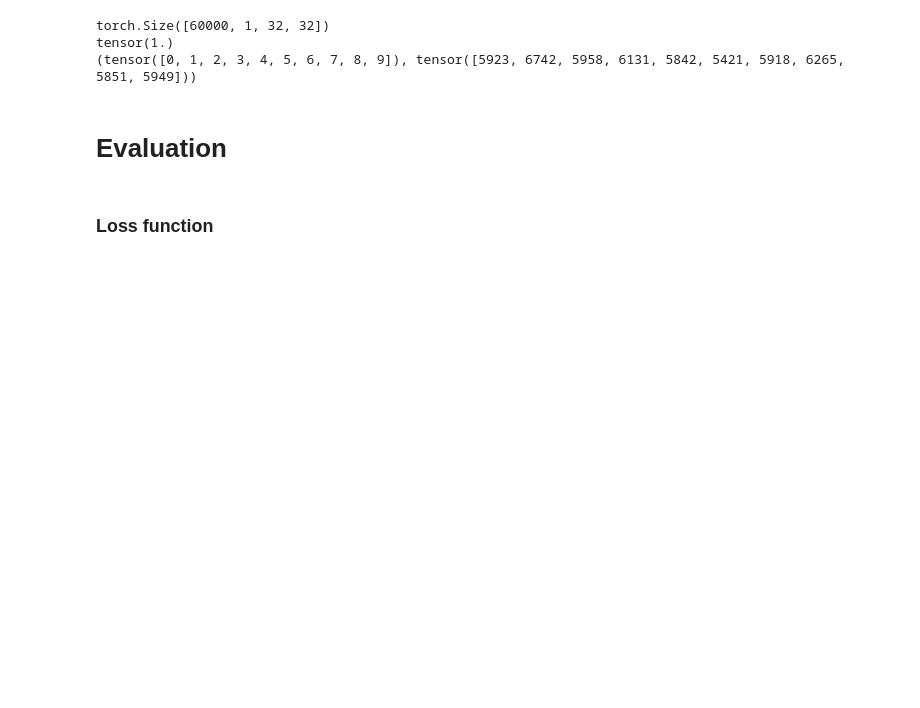
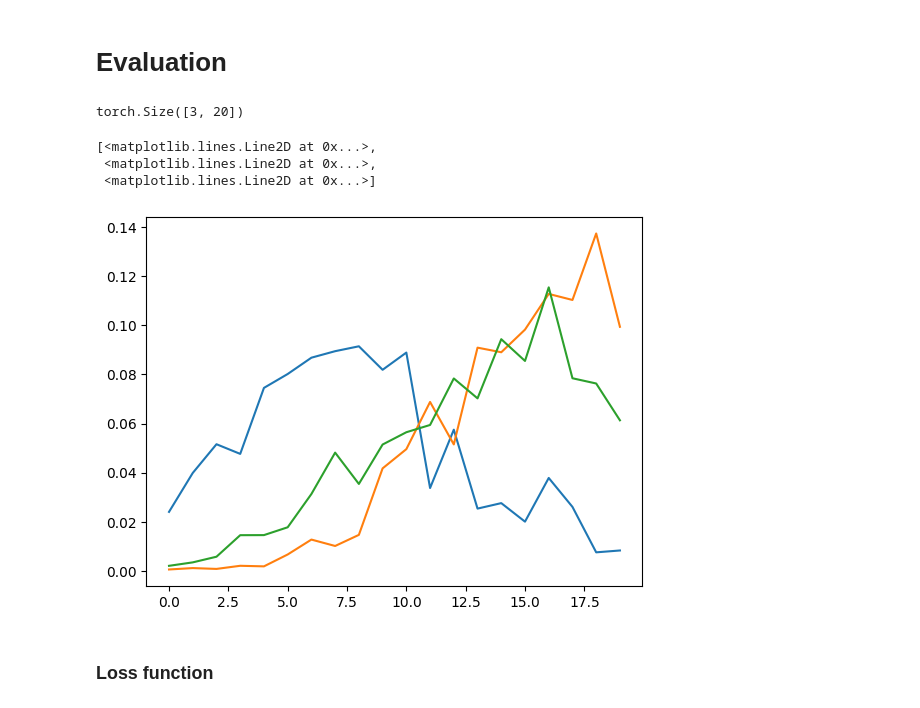
Before and after one commit to kotlyar-shapirov/Low_Rank_Autoencoder, a Jupyter notebook: Blocked Autoencoder evaluation MNIST .ipynb, the cells around one changed output. Cells and saved outputs as stored; diff of their text form; code cells hidden in the pictures; blank space fills up the shorter version.

```diff
--- a/Blocked Autoencoder evaluation MNIST .ipynb
+++ b/Blocked Autoencoder evaluation MNIST .ipynb
@@ -98,49 +133,3 @@ class MNIST_DS(Dataset):
-# %%
-import torchvision
-from torchvision import transforms
-from torch.utils.data import Subset, Dataset, DataLoader
-
-train_ds_mnist = torchvision.datasets.MNIST('./files/', train=True, download=True,
-                             transform=torchvision.transforms.Compose([
-                                 transforms.Resize(32),
-                                 torchvision.transforms.ToTensor(),
-                             ]))
-test_ds_mnist = torchvision.datasets.MNIST('./files/', train=False, download=True,
-                             transform=torchvision.transforms.Compose([
-                                 transforms.Resize(32),
-                                 torchvision.transforms.ToTensor(),
-                             ]))
-
-# dataset and dataloader
-TRAIN_SIZE = 60000
-TEST_SIZE = 5000
-BATCH_SIZE = 32
-dl = DataLoader(train_ds_mnist, batch_size=BATCH_SIZE,     num_workers=10)
-dl_test = DataLoader(test_ds_mnist, batch_size=BATCH_SIZE, num_workers=10)
-
-#full dataset train
-FULL_TRAIN_SIZE = 60000
-dl_full = DataLoader(train_ds_mnist, batch_size=FULL_TRAIN_SIZE)
-for x, y in dl_full:
-    X_full_train = x
-    targets = y
-    break
-
-#full dataset train
-FULL_TEST_SIZE = 10000
-dl_full = DataLoader(test_ds_mnist, batch_size=FULL_TEST_SIZE)
-for x, y in dl_full:
-    X_full_test = x
-    targets_test = y
-    break
-
-print(X_full_train.shape)
-print(torch.max(X_full_train))
-print(targets.unique(return_counts=True))
-# %% [output]
-torch.Size([60000, 1, 32, 32])
-tensor(1.)
-(tensor([0, 1, 2, 3, 4, 5, 6, 7, 8, 9]), tensor([5923, 6742, 5958, 6131, 5842, 5421, 5918, 6265, 5851, 5949]))
 # %% [markdown]
 # Evaluation
 # %%
@@ -157,6 +146,17 @@ with torch.no_grad():
     # mnist
     decoded_2d1, encoded_out_dim1, factors_probability1 = inf_by_layers(model, X_full_train.to(device))
     decoded_2d2, encoded_out_dim2, factors_probability2 = inf_by_layers(model, X_full_test.to(device))
+# %%
+factors_probability2[0][:3].detach().cpu().shape
+# %% [output]
+torch.Size([3, 20])
+# %%
+plt.plot(torch.nn.functional.softmax(factors_probability2, dim=-1)[0][:3].detach().cpu().numpy().T)
+# %% [output]
+[<matplotlib.lines.Line2D at 0x...>,
+ <matplotlib.lines.Line2D at 0x...>,
+ <matplotlib.lines.Line2D at 0x...>]
+[figure, added]
 # %% [markdown]
 ### Loss function
 # %%
```
Also changed, not shown: parts of 21 cells of this notebook, 4 other files.
